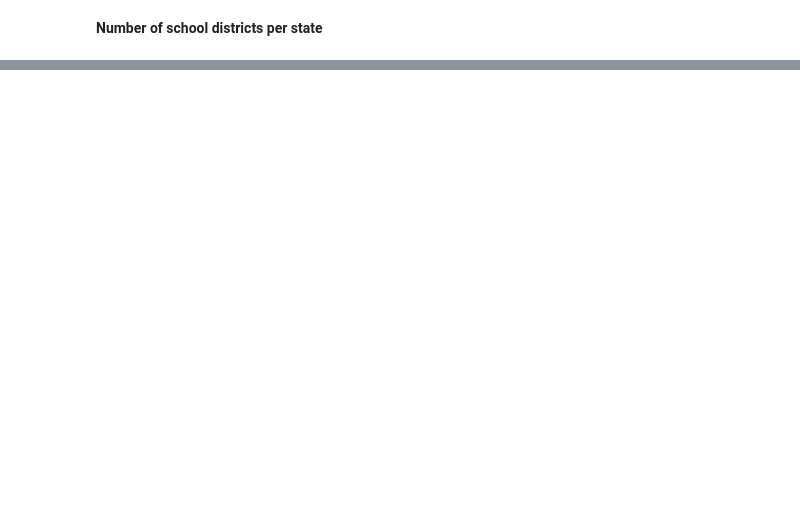
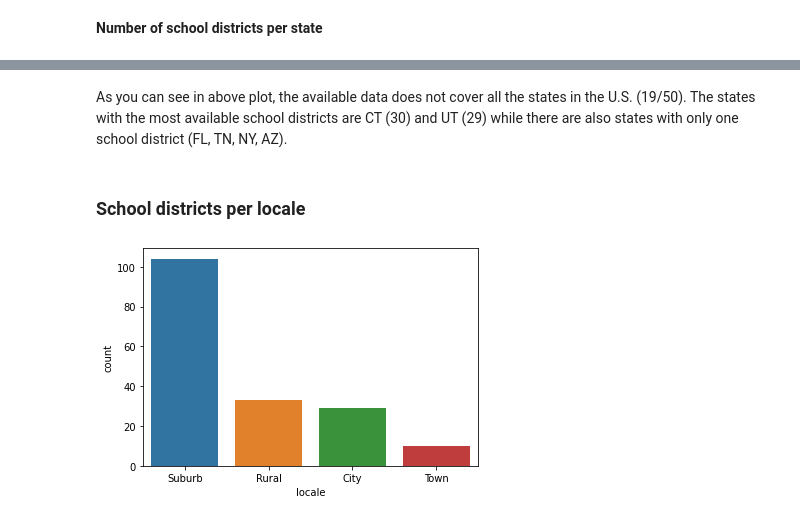
Before and after one commit to tramyynt/COVID-19-impact-on-Digital-Learning, a Jupyter notebook: Covid_19_Impact_on_Digital_Learning_.ipynb, the cells around one changed output, grey strips where cells are left out. Cells and saved outputs as stored; diff of their text form; code cells hidden in the pictures; blank space fills up the shorter version.

```diff
--- a/Covid_19_Impact_on_Digital_Learning_.ipynb
+++ b/Covid_19_Impact_on_Digital_Learning_.ipynb
@@ -279,3 +245,7 @@ fig.update_layout(layout)
 fig.show()
 # %% [output]
 [interactive output not drawn]
+# %% [markdown]
+ As you can see in above plot, the available data does not cover all the states in the U.S. (19/50). The states with the most available school districts are CT (30) and UT (29) while there are also states with only one school district (FL, TN, NY, AZ).
+# %% [markdown]
+### **School districts per locale**
@@ -281,0 +259,5 @@ fig.show()
+# %%
+sns.countplot(x="locale", data=districts)
+plt.show()
+# %% [output]
+[figure, added]
```
Also changed, not shown: parts of 19 cells of this notebook.
